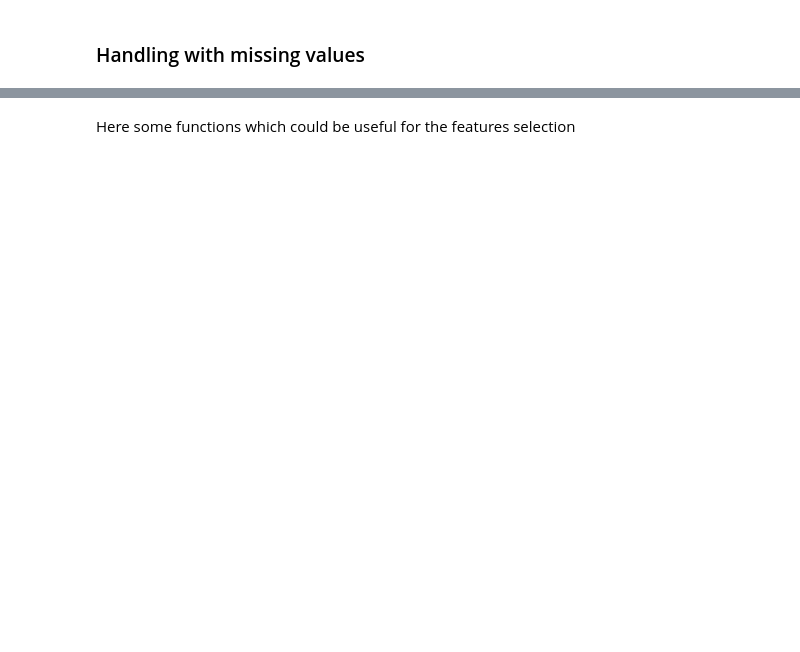
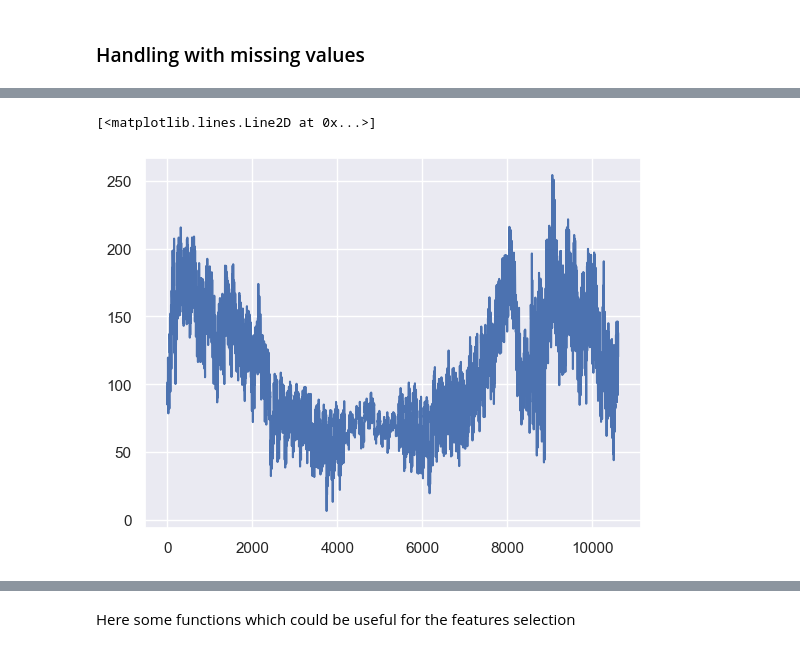
Before and after one commit to stabilo140/Data_Challenge_elmy, a Jupyter notebook: data_challenge_Lelouche.ipynb, the cells around one changed output, grey strips where cells are left out. Cells and saved outputs as stored; diff of their text form; code cells hidden in the pictures; blank space fills up the shorter version.

```diff
--- a/data_challenge_Lelouche.ipynb
+++ b/data_challenge_Lelouche.ipynb
@@ -445,0 +477,12 @@ AttributeError: 'numpy.ndarray' object has no attribute 'head'
+# %%
+scaler_imput = StandardScaler()
+df_train_scaled = scaler_imput.fit_transform(df_train)
+
+imputer = IterativeImputer(estimator=BayesianRidge())
+df_train_imputed = pd.DataFrame(imputer.fit_transform(df_train_scaled), columns=df_train.columns)
+df_train_imputed = pd.DataFrame(scaler_imput.inverse_transform(df_train_imputed), columns=df_train.columns)
+
+plt.plot(df_train_imputed["predicted_spot_price"])
+# %% [output]
+[<matplotlib.lines.Line2D at 0x...>]
+[figure, added]
```
Also changed, not shown: parts of 20 cells of this notebook.
